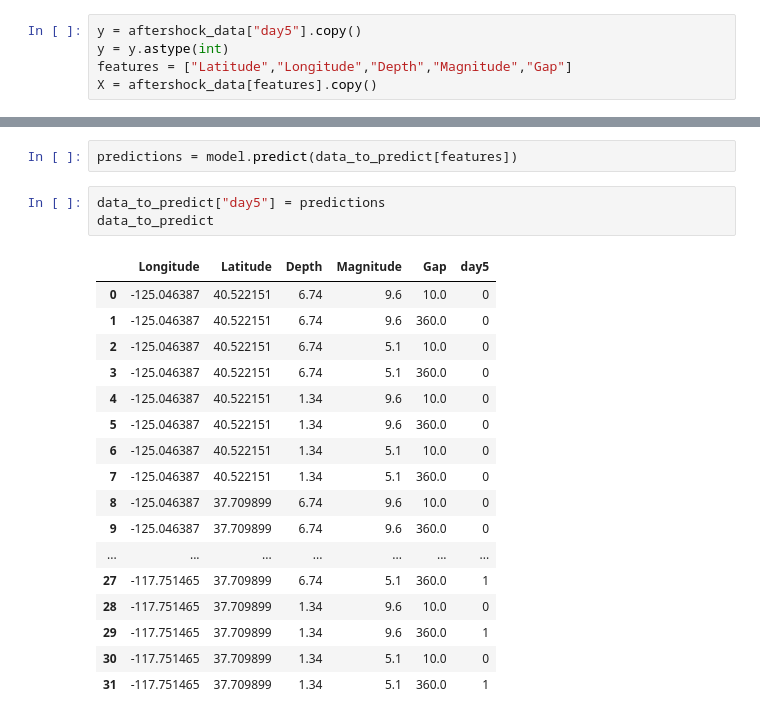
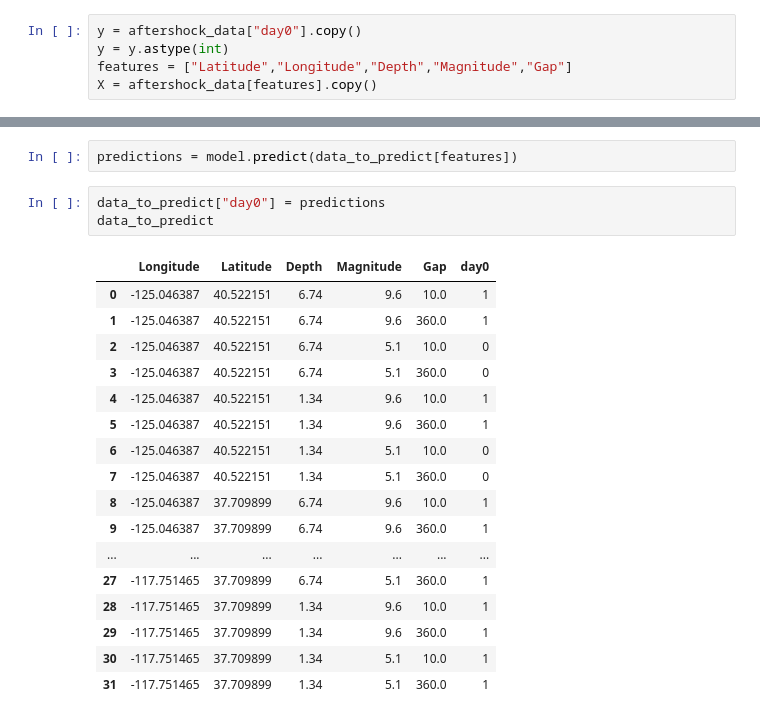
Before and after one commit to krattya/Natural-Disasters-App, a Jupyter notebook: forecast/forecast_classification.ipynb, the cells around one changed output, grey strips where cells are left out. Cells and saved outputs as stored; diff of their text form.

```diff
--- a/forecast/forecast_classification.ipynb
+++ b/forecast/forecast_classification.ipynb
@@ -90,7 +94,7 @@ aftershock_data.to_csv("result_classification.csv")
 # %% [markdown]
 Select features
 # %%
-y = aftershock_data["day5"].copy()
+y = aftershock_data["day0"].copy()
 y = y.astype(int)
 features = ["Latitude","Longitude","Depth","Magnitude","Gap"]
 X = aftershock_data[features].copy()
@@ -148,23 +159,23 @@ data_to_predict.head()
 # %%
 predictions = model.predict(data_to_predict[features])
 # %%
-data_to_predict["day5"] = predictions
+data_to_predict["day0"] = predictions
 data_to_predict
 # %% [output]
-|  | Longitude | Latitude | Depth | Magnitude | Gap | day5 |
-| 0 | -125.046387 | 40.522151 | 6.74 | 9.6 | 10.0 | 0 |
-| 1 | -125.046387 | 40.522151 | 6.74 | 9.6 | 360.0 | 0 |
+|  | Longitude | Latitude | Depth | Magnitude | Gap | day0 |
+| 0 | -125.046387 | 40.522151 | 6.74 | 9.6 | 10.0 | 1 |
+| 1 | -125.046387 | 40.522151 | 6.74 | 9.6 | 360.0 | 1 |
 | 2 | -125.046387 | 40.522151 | 6.74 | 5.1 | 10.0 | 0 |
 | 3 | -125.046387 | 40.522151 | 6.74 | 5.1 | 360.0 | 0 |
-| 4 | -125.046387 | 40.522151 | 1.34 | 9.6 | 10.0 | 0 |
-| 5 | -125.046387 | 40.522151 | 1.34 | 9.6 | 360.0 | 0 |
+| 4 | -125.046387 | 40.522151 | 1.34 | 9.6 | 10.0 | 1 |
+| 5 | -125.046387 | 40.522151 | 1.34 | 9.6 | 360.0 | 1 |
 | 6 | -125.046387 | 40.522151 | 1.34 | 5.1 | 10.0 | 0 |
 | 7 | -125.046387 | 40.522151 | 1.34 | 5.1 | 360.0 | 0 |
-| 8 | -125.046387 | 37.709899 | 6.74 | 9.6 | 10.0 | 0 |
-| 9 | -125.046387 | 37.709899 | 6.74 | 9.6 | 360.0 | 0 |
+| 8 | -125.046387 | 37.709899 | 6.74 | 9.6 | 10.0 | 1 |
+| 9 | -125.046387 | 37.709899 | 6.74 | 9.6 | 360.0 | 1 |
 | ... | ... | ... | ... | ... | ... | ... |
 | 27 | -117.751465 | 37.709899 | 6.74 | 5.1 | 360.0 | 1 |
-| 28 | -117.751465 | 37.709899 | 1.34 | 9.6 | 10.0 | 0 |
+| 28 | -117.751465 | 37.709899 | 1.34 | 9.6 | 10.0 | 1 |
 | 29 | -117.751465 | 37.709899 | 1.34 | 9.6 | 360.0 | 1 |
-| 30 | -117.751465 | 37.709899 | 1.34 | 5.1 | 10.0 | 0 |
+| 30 | -117.751465 | 37.709899 | 1.34 | 5.1 | 10.0 | 1 |
 | 31 | -117.751465 | 37.709899 | 1.34 | 5.1 | 360.0 | 1 |
```
Also changed, not shown: parts of 3 cells of this notebook, 1 other file.
